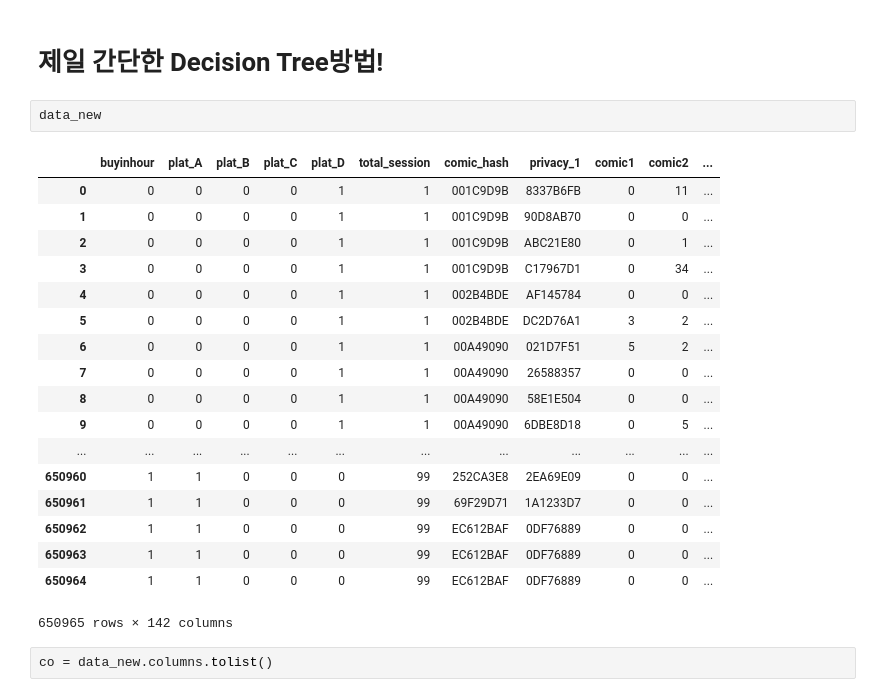
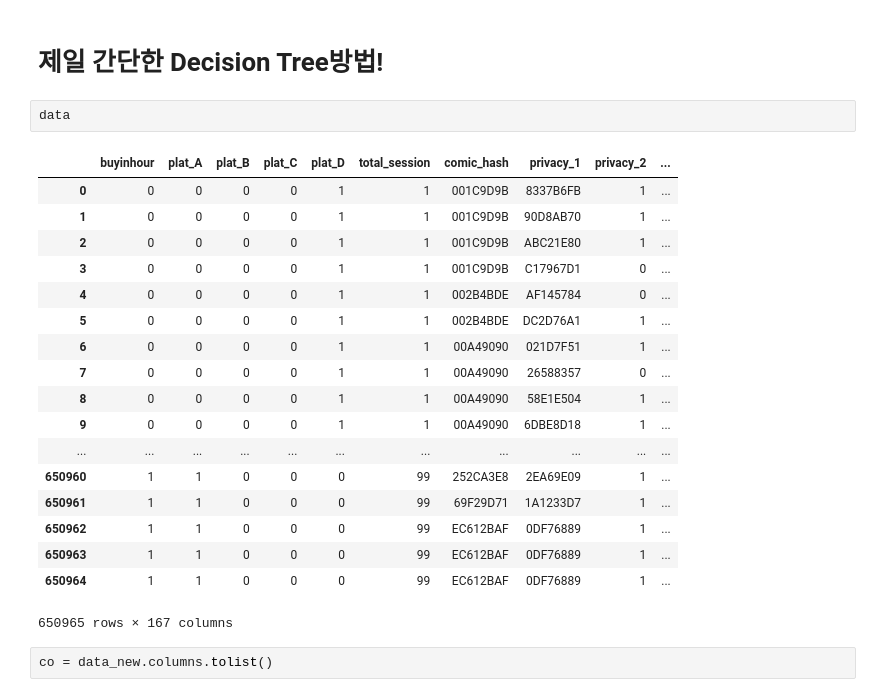
Before and after one commit to simonjisu/regincomics_data, a Jupyter notebook: test.ipynb, the cells around one changed output. Drawn from its saved outputs; the diff is of its cells as text.

```diff
--- a/Untitled.ipynb
+++ b/test.ipynb
@@ -802,27 +847,27 @@ user_comic_table
 1523 rows × 100 columns
 # %% [markdown]
 # 제일 간단한 Decision Tree방법!
-# %%
-data_new
-# %% [output]
-|  | buyinhour | plat_A | plat_B | plat_C | plat_D | total_session | comic_hash | privacy_1 | comic1 | comic2 | ... |
-| 0 | 0 | 0 | 0 | 0 | 1 | 1 | 001C9D9B | 8337B6FB | 0 | 11 | ... |
-| 1 | 0 | 0 | 0 | 0 | 1 | 1 | 001C9D9B | 90D8AB70 | 0 | 0 | ... |
-| 2 | 0 | 0 | 0 | 0 | 1 | 1 | 001C9D9B | ABC21E80 | 0 | 1 | ... |
-| 3 | 0 | 0 | 0 | 0 | 1 | 1 | 001C9D9B | C17967D1 | 0 | 34 | ... |
-| 4 | 0 | 0 | 0 | 0 | 1 | 1 | 002B4BDE | AF145784 | 0 | 0 | ... |
-| 5 | 0 | 0 | 0 | 0 | 1 | 1 | 002B4BDE | DC2D76A1 | 3 | 2 | ... |
-| 6 | 0 | 0 | 0 | 0 | 1 | 1 | 00A49090 | 021D7F51 | 5 | 2 | ... |
-| 7 | 0 | 0 | 0 | 0 | 1 | 1 | 00A49090 | 26588357 | 0 | 0 | ... |
-| 8 | 0 | 0 | 0 | 0 | 1 | 1 | 00A49090 | 58E1E504 | 0 | 0 | ... |
-| 9 | 0 | 0 | 0 | 0 | 1 | 1 | 00A49090 | 6DBE8D18 | 0 | 5 | ... |
-| ... | ... | ... | ... | ... | ... | ... | ... | ... | ... | ... | ... |
-| 650960 | 1 | 1 | 0 | 0 | 0 | 99 | 252CA3E8 | 2EA69E09 | 0 | 0 | ... |
-| 650961 | 1 | 1 | 0 | 0 | 0 | 99 | 69F29D71 | 1A1233D7 | 0 | 0 | ... |
-| 650962 | 1 | 1 | 0 | 0 | 0 | 99 | EC612BAF | 0DF76889 | 0 | 0 | ... |
-| 650963 | 1 | 1 | 0 | 0 | 0 | 99 | EC612BAF | 0DF76889 | 0 | 0 | ... |
-| 650964 | 1 | 1 | 0 | 0 | 0 | 99 | EC612BAF | 0DF76889 | 0 | 0 | ... |
-650965 rows × 142 columns
+# %%
+data
+# %% [output]
+|  | buyinhour | plat_A | plat_B | plat_C | plat_D | total_session | comic_hash | privacy_1 | privacy_2 | ... |
+| 0 | 0 | 0 | 0 | 0 | 1 | 1 | 001C9D9B | 8337B6FB | 1 | ... |
+| 1 | 0 | 0 | 0 | 0 | 1 | 1 | 001C9D9B | 90D8AB70 | 1 | ... |
+| 2 | 0 | 0 | 0 | 0 | 1 | 1 | 001C9D9B | ABC21E80 | 1 | ... |
+| 3 | 0 | 0 | 0 | 0 | 1 | 1 | 001C9D9B | C17967D1 | 0 | ... |
+| 4 | 0 | 0 | 0 | 0 | 1 | 1 | 002B4BDE | AF145784 | 0 | ... |
+| 5 | 0 | 0 | 0 | 0 | 1 | 1 | 002B4BDE | DC2D76A1 | 1 | ... |
+| 6 | 0 | 0 | 0 | 0 | 1 | 1 | 00A49090 | 021D7F51 | 1 | ... |
+| 7 | 0 | 0 | 0 | 0 | 1 | 1 | 00A49090 | 26588357 | 0 | ... |
+| 8 | 0 | 0 | 0 | 0 | 1 | 1 | 00A49090 | 58E1E504 | 1 | ... |
+| 9 | 0 | 0 | 0 | 0 | 1 | 1 | 00A49090 | 6DBE8D18 | 1 | ... |
+| ... | ... | ... | ... | ... | ... | ... | ... | ... | ... | ... |
+| 650960 | 1 | 1 | 0 | 0 | 0 | 99 | 252CA3E8 | 2EA69E09 | 1 | ... |
+| 650961 | 1 | 1 | 0 | 0 | 0 | 99 | 69F29D71 | 1A1233D7 | 1 | ... |
+| 650962 | 1 | 1 | 0 | 0 | 0 | 99 | EC612BAF | 0DF76889 | 1 | ... |
+| 650963 | 1 | 1 | 0 | 0 | 0 | 99 | EC612BAF | 0DF76889 | 1 | ... |
+| 650964 | 1 | 1 | 0 | 0 | 0 | 99 | EC612BAF | 0DF76889 | 1 | ... |
+650965 rows × 167 columns
 # %%
 co = data_new.columns.tolist()
 # %%
```
Also changed, not shown: parts of 22 cells of this notebook, 3 other files.
